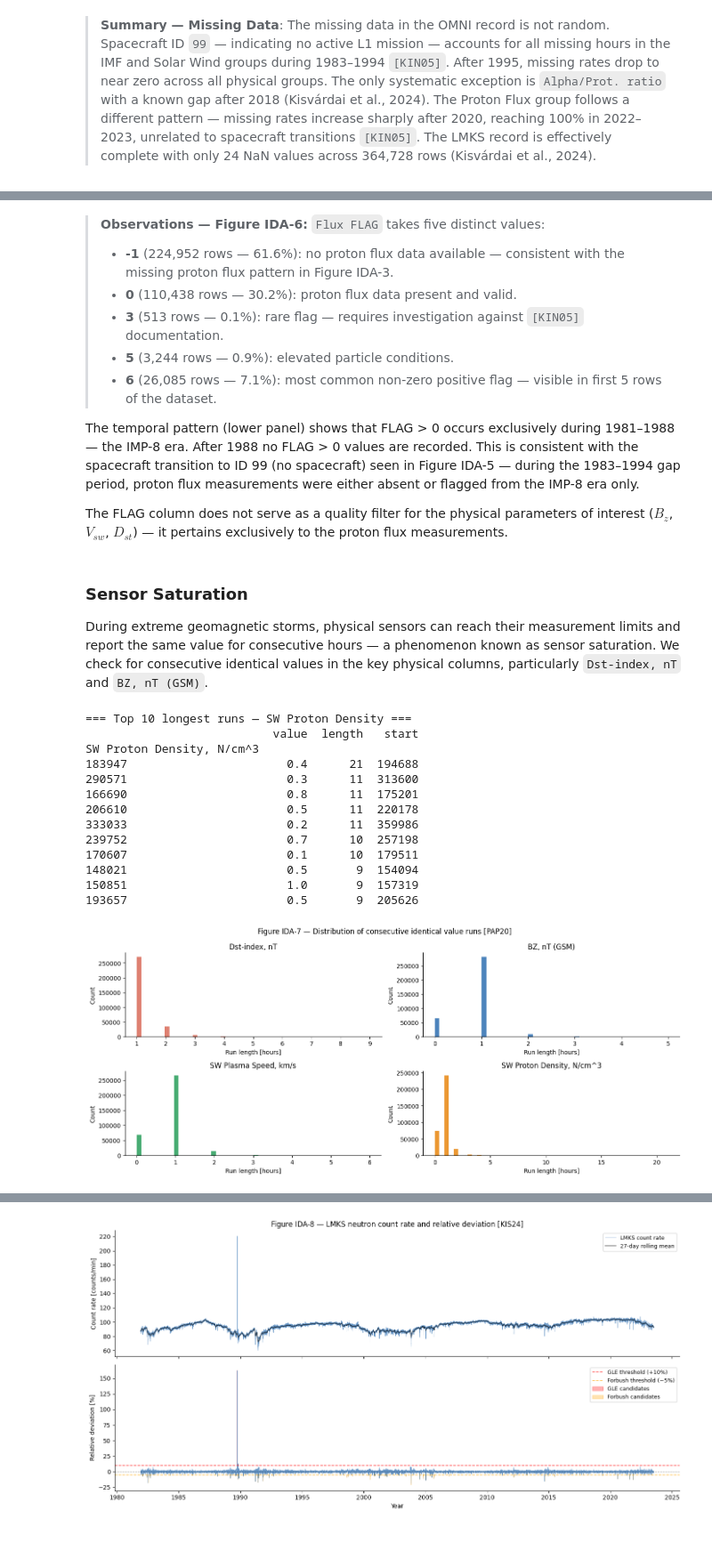
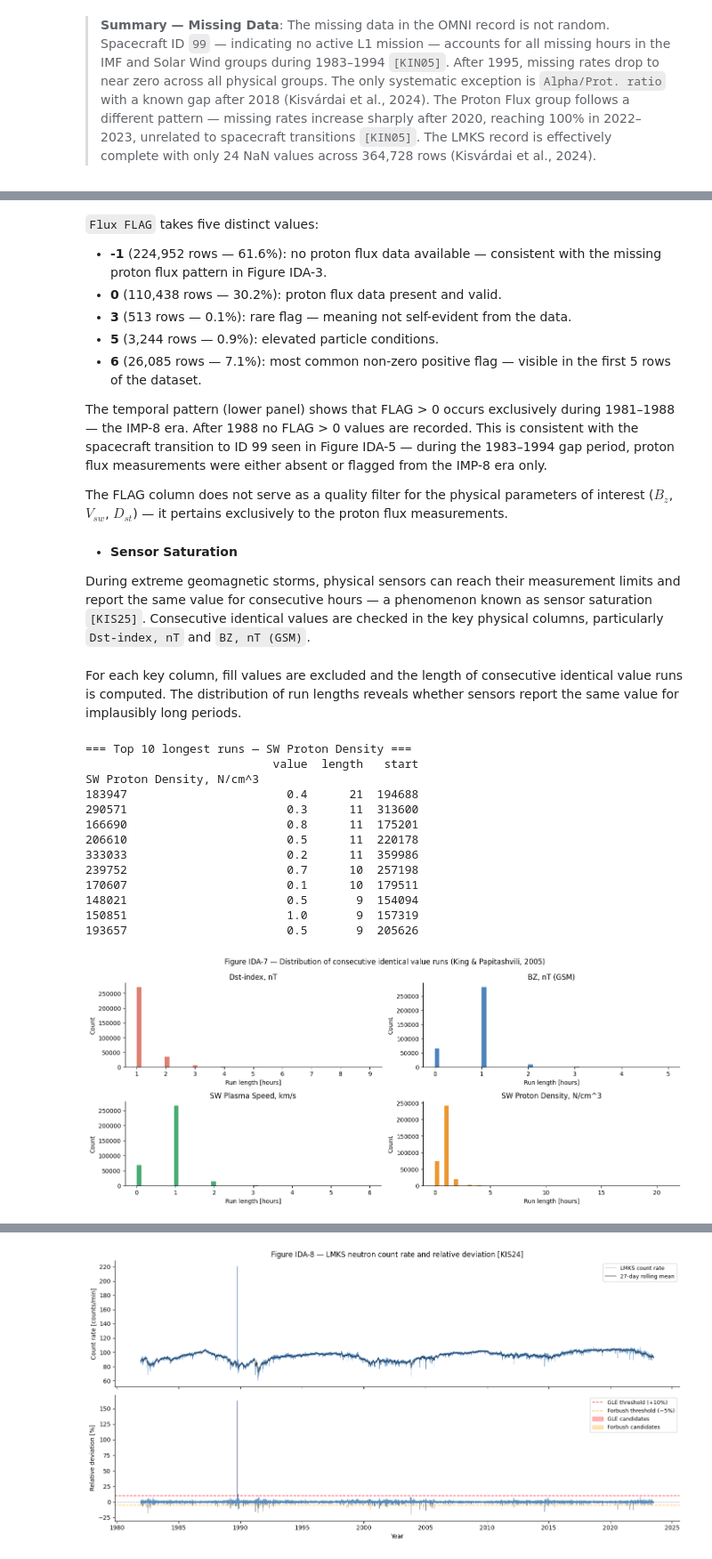
Before and after one commit to RoumenNikolov/cosmic-ray-storm-clean, a Jupyter notebook: cosmic_ray_storm_prediction.ipynb, the cells around one changed output, grey strips where cells are left out. Shown at 89% size. Cells and saved outputs as stored; diff of their text form; code cells hidden in the pictures.

```diff
--- a/cosmic_ray_storm_prediction.ipynb
+++ b/cosmic_ray_storm_prediction.ipynb
@@ -653,22 +653,27 @@ Total rows: 365232
 # %% [markdown]
 
-> **Observations — Figure IDA-6:**
-> `Flux FLAG` takes five distinct values:
-> - **-1** (224,952 rows — 61.6%): no proton flux data available — consistent with the missing proton flux pattern in Figure IDA-3.
-> - **0** (110,438 rows — 30.2%): proton flux data present and valid.
-> - **3** (513 rows — 0.1%): rare flag — requires investigation against `[KIN05]` documentation.
-> - **5** (3,244 rows — 0.9%): elevated particle conditions.
-> - **6** (26,085 rows — 7.1%): most common non-zero positive flag — visible in first 5 rows of the dataset.
+`Flux FLAG` takes five distinct values:
 
-The temporal pattern (lower panel) shows that FLAG > 0 occurs exclusively during 1981–1988 — the IMP-8 era. After 1988 no FLAG > 0 values are recorded. This is consistent with the spacecraft transition to ID 99 (no spacecraft) seen in Figure IDA-5 — during the 1983–1994 gap period, proton flux measurements were either absent or flagged from the IMP-8 era only.
+- **-1** (224,952 rows — 61.6%): no proton flux data available — consistent with the missing proton flux pattern in Figure IDA-3.
+- **0** (110,438 rows — 30.2%): proton flux data present and valid.
+- **3** (513 rows — 0.1%): rare flag — meaning not self-evident from the data.
+- **5** (3,244 rows — 0.9%): elevated particle conditions.
+- **6** (26,085 rows — 7.1%): most common non-zero positive flag — visible in the first 5 rows of the dataset.
+
+The temporal pattern (lower panel) shows that FLAG > 0 occurs exclusively during 1981–1988 — the IMP-8 era. After 1988 no FLAG > 0 values are recorded. This is consistent with the spacecraft transition to ID 99 seen in Figure IDA-5 — during the 1983–1994 gap period, proton flux measurements were either absent or flagged from the IMP-8 era only.
 
 The FLAG column does not serve as a quality filter for the physical parameters of interest ($B_z$, $V_{sw}$, $D_{st}$) — it pertains exclusively to the proton flux measurements.
 # %% [markdown]
-### Sensor Saturation
+* **Sensor Saturation**
 
-During extreme geomagnetic storms, physical sensors can reach their measurement limits and report the same value for consecutive hours — a phenomenon known as sensor saturation. We check for consecutive identical values in the key physical columns, particularly `Dst-index, nT` and `BZ, nT (GSM)`.
+During extreme geomagnetic storms, physical sensors can reach their measurement limits and report the same value for consecutive hours — a phenomenon known as sensor saturation `[KIS25]`. Consecutive identical values are checked in the key physical columns, particularly `Dst-index, nT` and `BZ, nT (GSM)`.
+# %% [markdown]
+
+For each key column, fill values are excluded and the length of consecutive identical value runs is computed. The distribution of run lengths reveals whether sensors report the same value for implausibly long periods.
 # %%
-# ── Sensor saturation — visualise longest runs ─────────────────────
+# ── IDA: Sensor saturation — run length distribution per key column ───────────
+# Fill values are excluded before computing runs.
+# A right-skewed distribution with most runs of length 1 indicates no saturation.
 
 def find_runs(series, fill_val=None):
     """Returns DataFrame with start index, value, and length of each run."""
@@ -686,42 +691,41 @@ print(find_runs(df_omni['SW Proton Density, N/cm^3'], fill_val=999.9))
 
 fig, axes = plt.subplots(2, 2, figsize=(14, 6))
 cols_plot = [
-    ('Dst-index, nT',           99999,  '#d6604d'),
-    ('BZ, nT (GSM)',            999.9,  '#2166ac'),
-    ('SW Plasma Speed, km/s',   9999.,  '#1a9850'),
-    ('SW Proton Density, N/cm^3', 999.9, '#e67e00'),
+    ('Dst-index, nT',             99999,  '#d6604d'),
+    ('BZ, nT (GSM)',              999.9,  '#2166ac'),
+    ('SW Plasma Speed, km/s',     9999.,  '#1a9850'),
+    ('SW Proton Density, N/cm^3', 999.9,  '#e67e00'),
 ]
-
 for ax, (col, fv, color) in zip(axes.flatten(), cols_plot):
     s = df_omni[col].replace(fv, np.nan)
     run_id = (s != s.shift()).cumsum()
     run_lengths = s.groupby(run_id).count()
     ax.hist(run_lengths, bins=50, color=color, alpha=0.8)
     ax.set_title(col)
     ax.set_xlabel('Run length [hours]')
     ax.set_ylabel('Count')
     ax.spines['top'].set_visible(False)
     ax.spines['right'].set_visible(False)
 
-plt.suptitle('Figure IDA-7 — Distribution of consecutive identical value runs [PAP20]', fontsize=12)
+plt.suptitle('Figure IDA-7 — Distribution of consecutive identical value runs (King & Papitashvili, 2005)', fontsize=12)
 plt.tight_layout()
 plt.savefig('images/fig_ida7_saturation.png', dpi=150, bbox_inches='tight')
 plt.show()
 # %% [output]
 === Top 10 longest runs — SW Proton Density ===
                            value  length   start
 SW Proton Density, N/cm^3
 183947                       0.4      21  194688
 290571                       0.3      11  313600
 166690                       0.8      11  175201
 206610                       0.5      11  220178
 333033                       0.2      11  359986
 239752                       0.7      10  257198
 170607                       0.1      10  179511
 148021                       0.5       9  154094
 150851                       1.0       9  157319
 193657                       0.5       9  205626
-[figure, old version]
+[figure, new version]
 # %% [markdown]
 **Observations — Figure IDA-7:**
 
```
Also changed, not shown: parts of 7 cells of this notebook.
